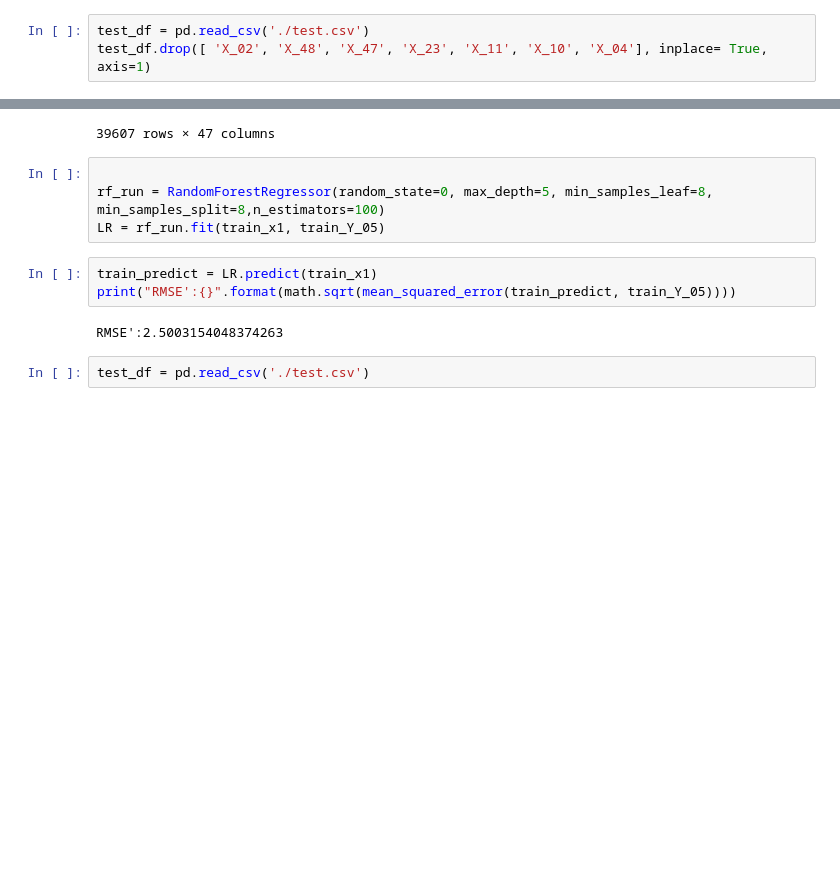
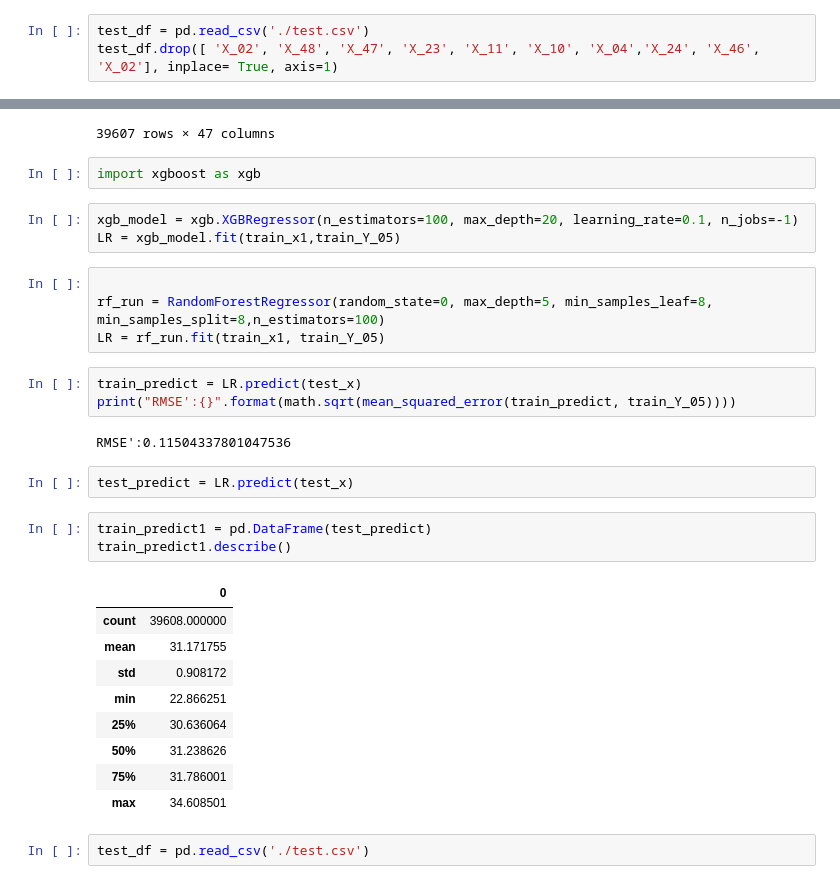
Before and after one commit to mjcode1588/trendsetter, a Jupyter notebook: glod bone/랜포컬럼분석2.ipynb, the cells around one changed output, grey strips where cells are left out. Saved outputs shown, nothing was run; the diff lists cells and outputs as text; blank space fills up the shorter version.

```diff
--- a/glod bone/랜포컬럼분석2.ipynb
+++ b/glod bone/랜포컬럼분석2.ipynb
@@ -56,7 +56,7 @@ print("RMSE':{}".format(math.sqrt(mean_squared_error(train_predict, train_y))))
 RMSE':0.8824552487600609
 # %%
 test_df = pd.read_csv('./test.csv')
-test_df.drop([ 'X_02', 'X_48', 'X_47', 'X_23', 'X_11', 'X_10', 'X_04'], inplace= True, axis=1)
+test_df.drop([ 'X_02', 'X_48', 'X_47', 'X_23', 'X_11', 'X_10', 'X_04','X_24', 'X_46', 'X_02'], inplace= True, axis=1)
 # %%
 test_x = test_df.filter(regex='X')
 test_y = test_df.filter(regex='Y')
@@ -423,15 +423,35 @@ train_x1
 | 39605 | 66.465 | 63.67 | 102.025 | 67.845 | 30.30 | 112.60 | 275.52 | 4.33 | 0.16 | 13.36 | ... | ... |
 | 39606 | 66.465 | 65.67 | 102.004 | 69.884 | 30.16 | 112.90 | 276.06 | 4.38 | 0.14 | 13.39 | ... | ... |
 39607 rows × 47 columns
+# %%
+import xgboost as xgb
+# %%
+xgb_model = xgb.XGBRegressor(n_estimators=100, max_depth=20, learning_rate=0.1, n_jobs=-1)
+LR = xgb_model.fit(train_x1,train_Y_05)
 # %%
 
 rf_run = RandomForestRegressor(random_state=0, max_depth=5, min_samples_leaf=8, min_samples_split=8,n_estimators=100)
 LR = rf_run.fit(train_x1, train_Y_05)
 # %%
-train_predict = LR.predict(train_x1)
+train_predict = LR.predict(test_x)
 print("RMSE':{}".format(math.sqrt(mean_squared_error(train_predict, train_Y_05))))
 # %% [output]
-RMSE':2.5003154048374263
+RMSE':0.11504337801047536
+# %%
+test_predict = LR.predict(test_x)
+# %%
+train_predict1 = pd.DataFrame(test_predict)
+train_predict1.describe()
+# %% [output]
+|  | 0 |
+| count | 39608.000000 |
+| mean | 31.171755 |
+| std | 0.908172 |
+| min | 22.866251 |
+| 25% | 30.636064 |
+| 50% | 31.238626 |
+| 75% | 31.786001 |
+| max | 34.608501 |
 # %%
 test_df = pd.read_csv('./test.csv')
 # %%
```
Also changed, not shown: 8 other files.
